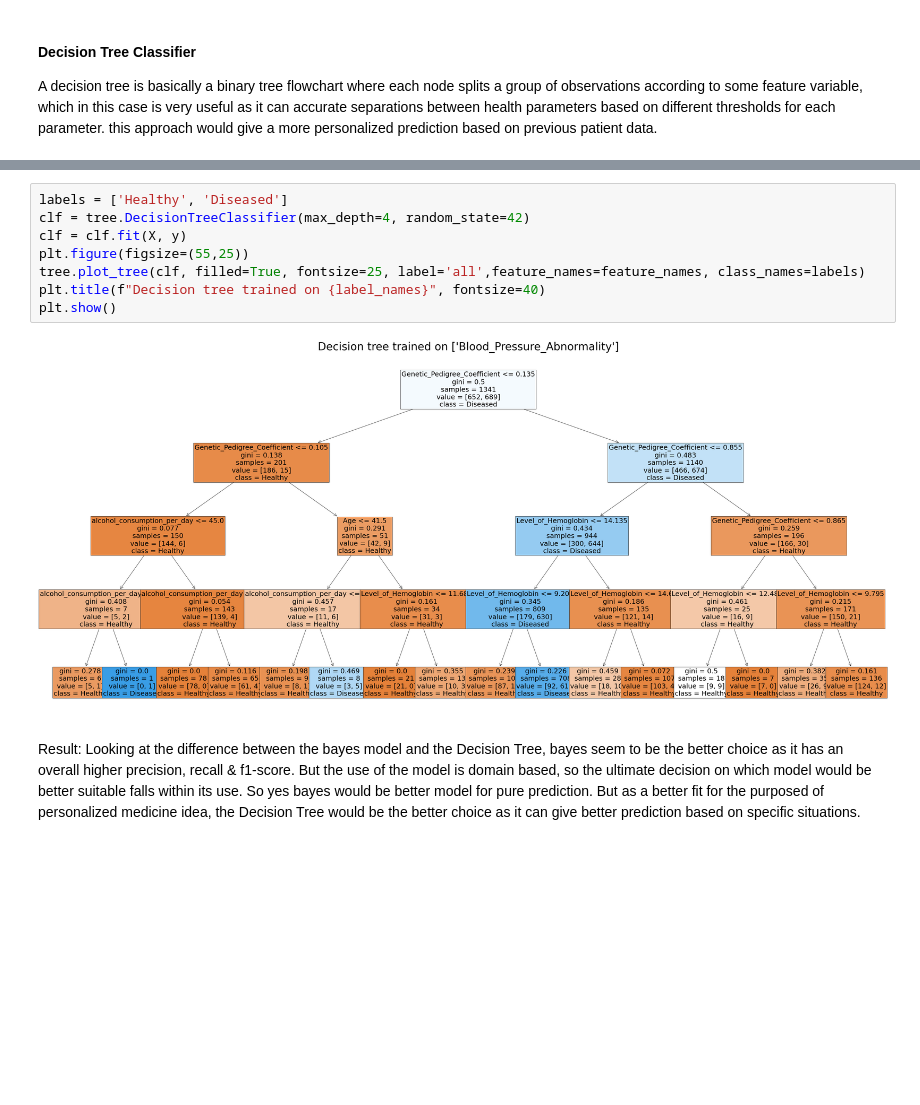
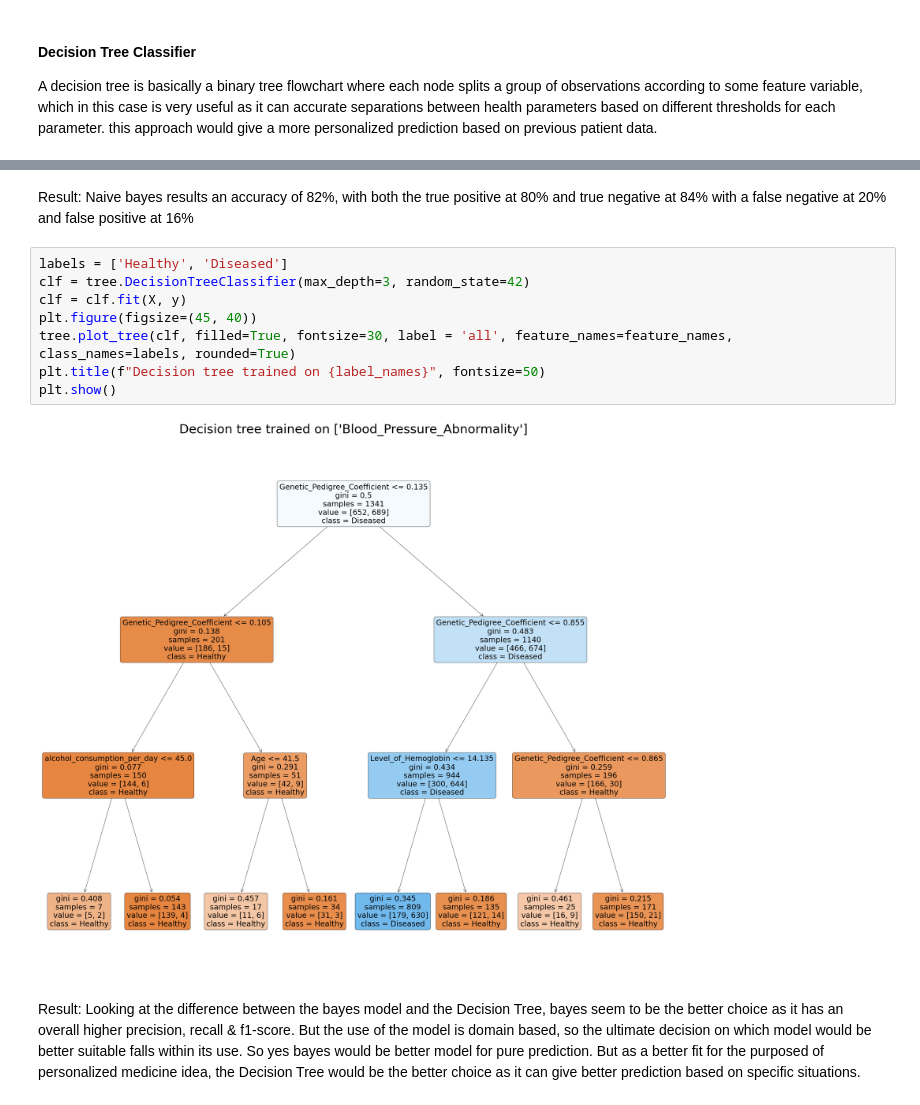
Before and after one commit to DaLuSt/DSLS-DS3-Machine-learning, a Jupyter notebook: Supervised-learning/Supervisedlearning_Assingment_DaanSteur_379943_DSLS.ipynb, the cells around one changed output, grey strips where cells are left out. Cells and saved outputs as stored; diff of their text form; blank space fills up the shorter version.

```diff
--- a/Supervised-learning/Supervisedlearning_Assingment_DaanSteur_379943_DSLS.ipynb
+++ b/Supervised-learning/Supervisedlearning_Assingment_DaanSteur_379943_DSLS.ipynb
@@ -296,13 +294,16 @@ weighted avg       0.81      0.81      0.81       336
+# %% [markdown]
+Result: Naive bayes results an accuracy of 82%, with both the true positive at 80% and true negative at 84%
+with a false negative at 20% and false positive at 16%
 # %%
 labels = ['Healthy', 'Diseased']
-clf = tree.DecisionTreeClassifier(max_depth=4, random_state=42)
+clf = tree.DecisionTreeClassifier(max_depth=3, random_state=42)
 clf = clf.fit(X, y)
-plt.figure(figsize=(55,25))
-tree.plot_tree(clf, filled=True, fontsize=25, label='all',feature_names=feature_names, class_names=labels)
-plt.title(f"Decision tree trained on {label_names}", fontsize=40)
+plt.figure(figsize=(45, 40))
+tree.plot_tree(clf, filled=True, fontsize=30, label = 'all', feature_names=feature_names, class_names=labels, rounded=True)
+plt.title(f"Decision tree trained on {label_names}", fontsize=50)
 plt.show()
 # %% [output]
-[figure, old version]
+[figure, new version]
 # %% [markdown]
 Result: Looking at the difference between the bayes model and the Decision Tree, bayes seem to be the better choice as it has an overall higher precision, recall & f1-score. But the use of the model is domain based, so the ultimate decision on which model would be better suitable falls within its use. So yes bayes would be better model for pure prediction. But as a better fit for the purposed of personalized medicine idea, the Decision Tree would be the better choice as it can give better prediction based on specific situations.
 # %% [markdown]
```
Also changed, not shown: parts of 9 cells of this notebook.
